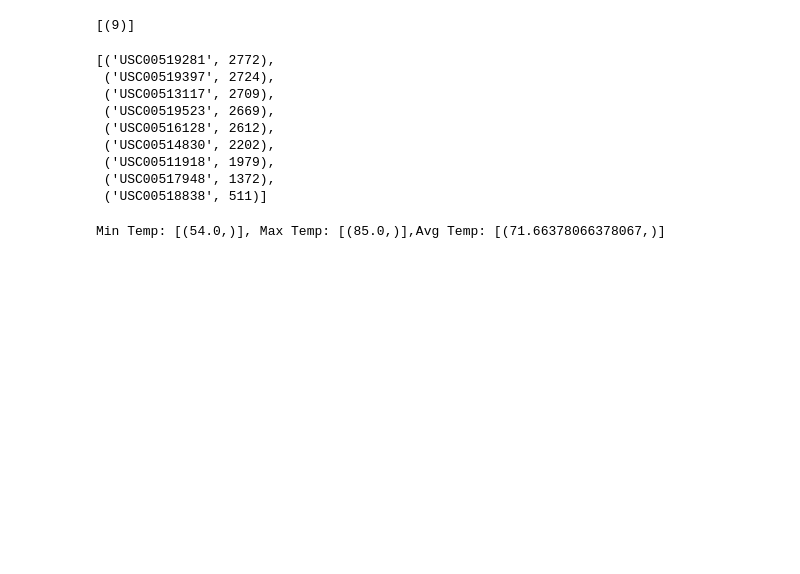
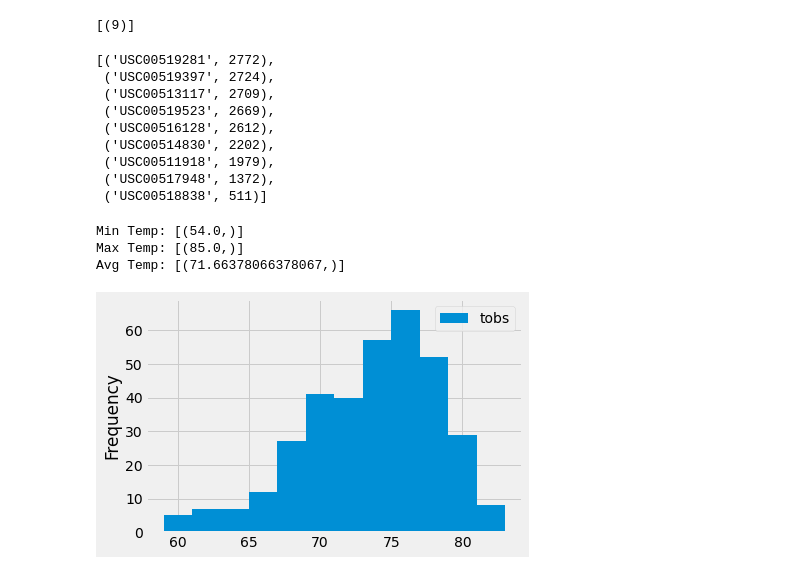
Before and after one commit to fanchea84/sqlalchemy-challenge, a Jupyter notebook: SQLAlchemy-Challenge_Jupyter_Notebook.ipynb, the cells around one changed output. Saved outputs shown, nothing was run; the diff lists cells and outputs as text; code cells hidden in the pictures; blank space fills up the shorter version.

```diff
--- a/SQLAlchemy-Challenge_Jupyter_Notebook.ipynb
+++ b/SQLAlchemy-Challenge_Jupyter_Notebook.ipynb
@@ -98,9 +98,23 @@ most_active_stations
 Min_Temp = session.query(func.min(Measurement.tobs).filter(Measurement.station == 'USC00519281')).all()
 Max_Temp = session.query(func.max(Measurement.tobs).filter(Measurement.station == 'USC00519281')).all()
 Avg_Temp = session.query(func.avg(Measurement.tobs).filter(Measurement.station == 'USC00519281')).all()
-print(f"Min Temp: {Min_Temp}, Max Temp: {Max_Temp},Avg Temp: {Avg_Temp}")
+print(f"Min Temp: {Min_Temp}")
+print(f"Max Temp: {Max_Temp}")
+print(f"Avg Temp: {Avg_Temp}")
 # %% [output]
-Min Temp: [(54.0,)], Max Temp: [(85.0,)],Avg Temp: [(71.66378066378067,)]
+Min Temp: [(54.0,)]
+Max Temp: [(85.0,)]
+Avg Temp: [(71.66378066378067,)]
 # %%
 # Choose the station with the highest number of temperature observations.
 # Query the last 12 months of temperature observation data for this station and plot the results as a histogram
+# Filter for Station ID USC00519281 (most observations) and dates after Aug 23, 2016 (last 12 months)
+top_data = session.query(Measurement.date,Measurement.tobs).\
+    filter(Measurement.station == 'USC00519281').filter(Measurement.date > "2016-08-23").\
+    order_by(Measurement.date.asc()).all()
+# Create Histogram
+top_data_df = pd.DataFrame(top_data)
+top_data_df.plot(kind="hist",bins=12)
+plt.xlabel("Weight (g)");
+# %% [output]
+[figure, added]
```
